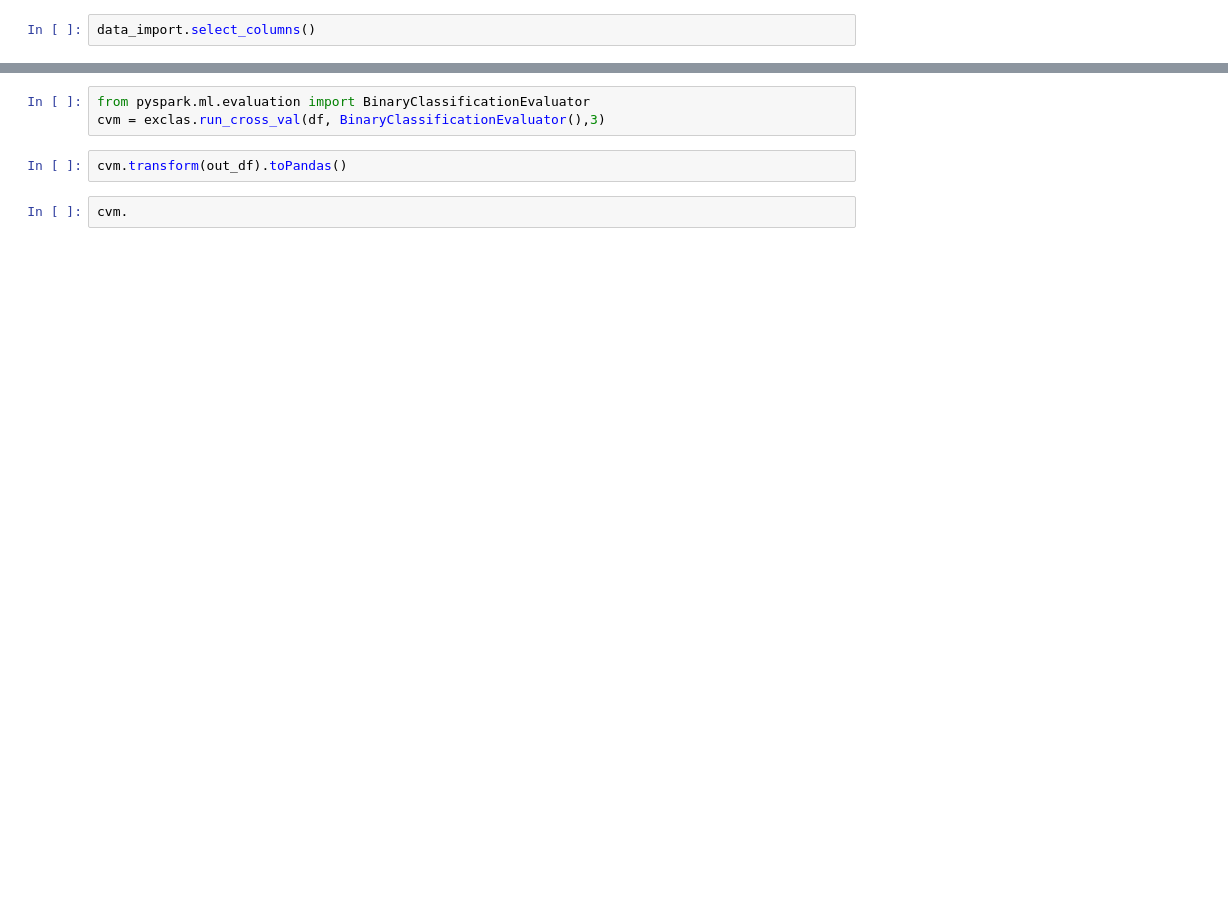
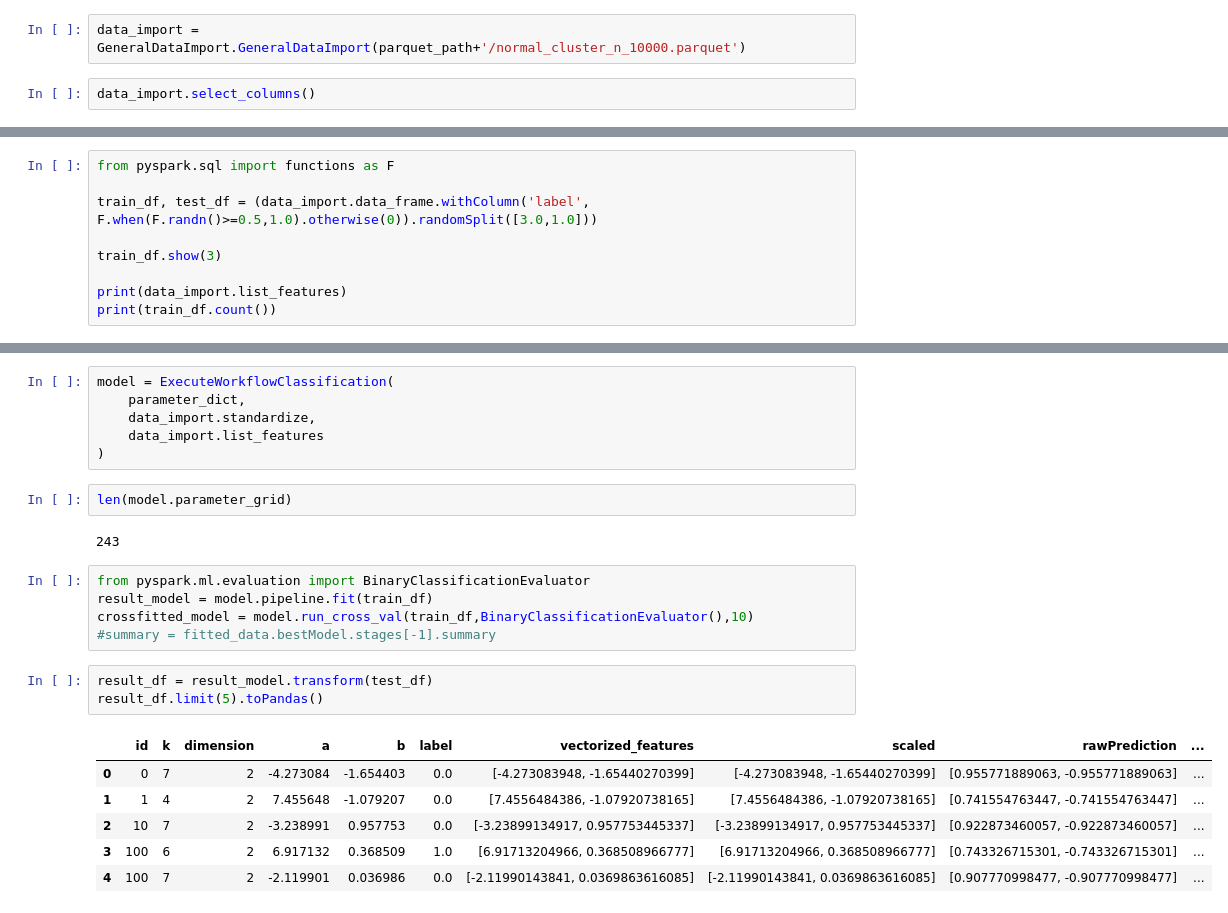
Before and after one commit to mssalvador/WorkflowCleaning, a Jupyter notebook: notebooks/Show_Classification.ipynb, the cells around one changed output, grey strips where cells are left out. Cells and saved outputs as stored; diff of their text form; blank space fills up the shorter version.

```diff
--- a/notebooks/Show_Classification.ipynb
+++ b/notebooks/Show_Classification.ipynb
@@ -52,2 +61,4 @@ Out[16]*2*16
+# %%
+data_import = GeneralDataImport.GeneralDataImport(parquet_path+'/normal_cluster_n_10000.parquet')
 # %%
 data_import.select_columns()
@@ -76,0 +65,9 @@ exclas = ExecuteClassificationWorkflow.ExecuteWorkflowClassification(Test,
+# %%
+from pyspark.sql import functions as F
+
+train_df, test_df = (data_import.data_frame.withColumn('label', F.when(F.randn()>=0.5,1.0).otherwise(0)).randomSplit([3.0,1.0]))
+
+train_df.show(3)
+
+print(data_import.list_features)
+print(train_df.count())
@@ -77,7 +86,25 @@ exclas = ExecuteClassificationWorkflow.ExecuteWorkflowClassification(Test,
+# %%
+model = ExecuteWorkflowClassification(
+    parameter_dict,
+    data_import.standardize,
+    data_import.list_features
+)
+# %%
+len(model.parameter_grid)
+# %% [output]
+243
 # %%
 from pyspark.ml.evaluation import BinaryClassificationEvaluator
-cvm = exclas.run_cross_val(df, BinaryClassificationEvaluator(),3)
+result_model = model.pipeline.fit(train_df)
+crossfitted_model = model.run_cross_val(train_df,BinaryClassificationEvaluator(),10)
+#summary = fitted_data.bestModel.stages[-1].summary
-# %%
-cvm.transform(out_df).toPandas()
-# %%
-cvm.
+# %%
+result_df = result_model.transform(test_df)
+result_df.limit(5).toPandas()
+# %% [output]
+|  | id | k | dimension | a | b | label | vectorized_features | scaled | rawPrediction | ... |
+| 0 | 0 | 7 | 2 | -4.273084 | -1.654403 | 0.0 | [-4.273083948, -1.65440270399] | [-4.273083948, -1.65440270399] | [0.955771889063, -0.955771889063] | ... |
+| 1 | 1 | 4 | 2 | 7.455648 | -1.079207 | 0.0 | [7.4556484386, -1.07920738165] | [7.4556484386, -1.07920738165] | [0.741554763447, -0.741554763447] | ... |
+| 2 | 10 | 7 | 2 | -3.238991 | 0.957753 | 0.0 | [-3.23899134917, 0.957753445337] | [-3.23899134917, 0.957753445337] | [0.922873460057, -0.922873460057] | ... |
+| 3 | 100 | 6 | 2 | 6.917132 | 0.368509 | 1.0 | [6.91713204966, 0.368508966777] | [6.91713204966, 0.368508966777] | [0.743326715301, -0.743326715301] | ... |
+| 4 | 100 | 7 | 2 | -2.119901 | 0.036986 | 0.0 | [-2.11990143841, 0.0369863616085] | [-2.11990143841, 0.0369863616085] | [0.907770998477, -0.907770998477] | ... |
```
Also changed, not shown: parts of 17 cells of this notebook, 3 other files.
